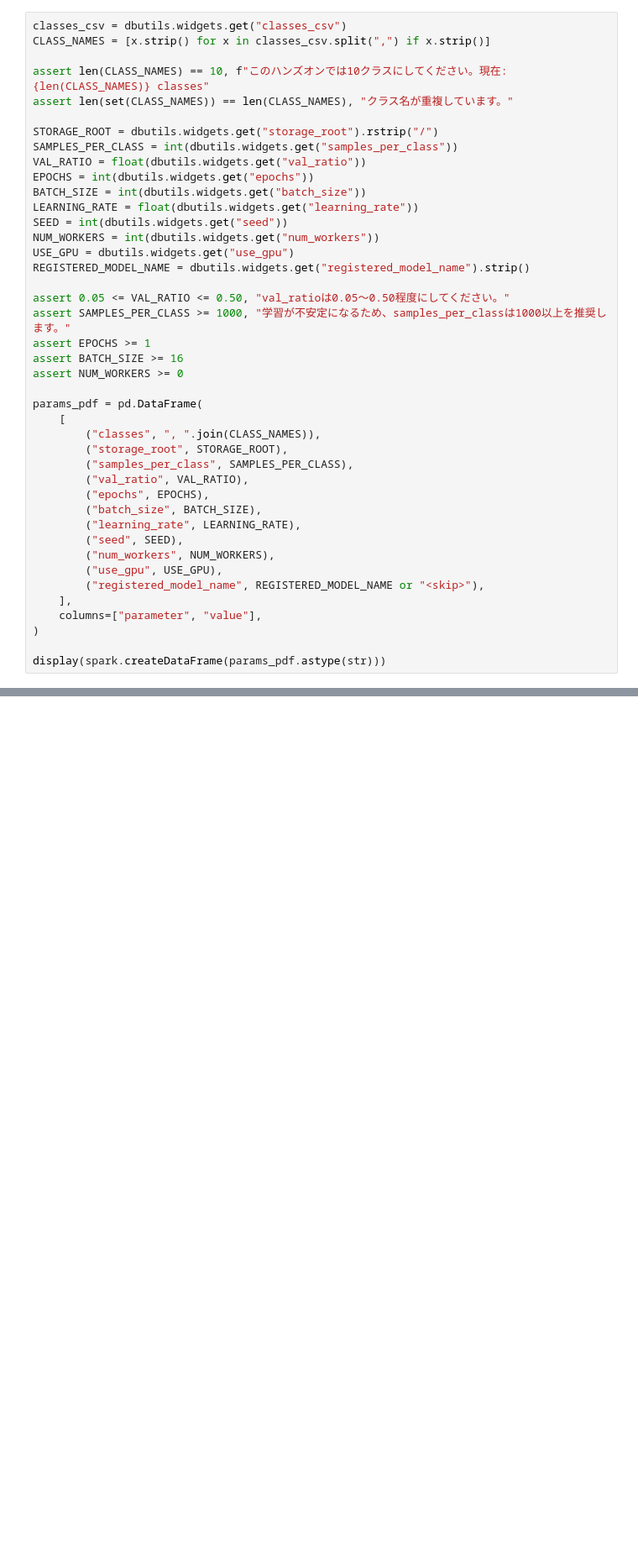
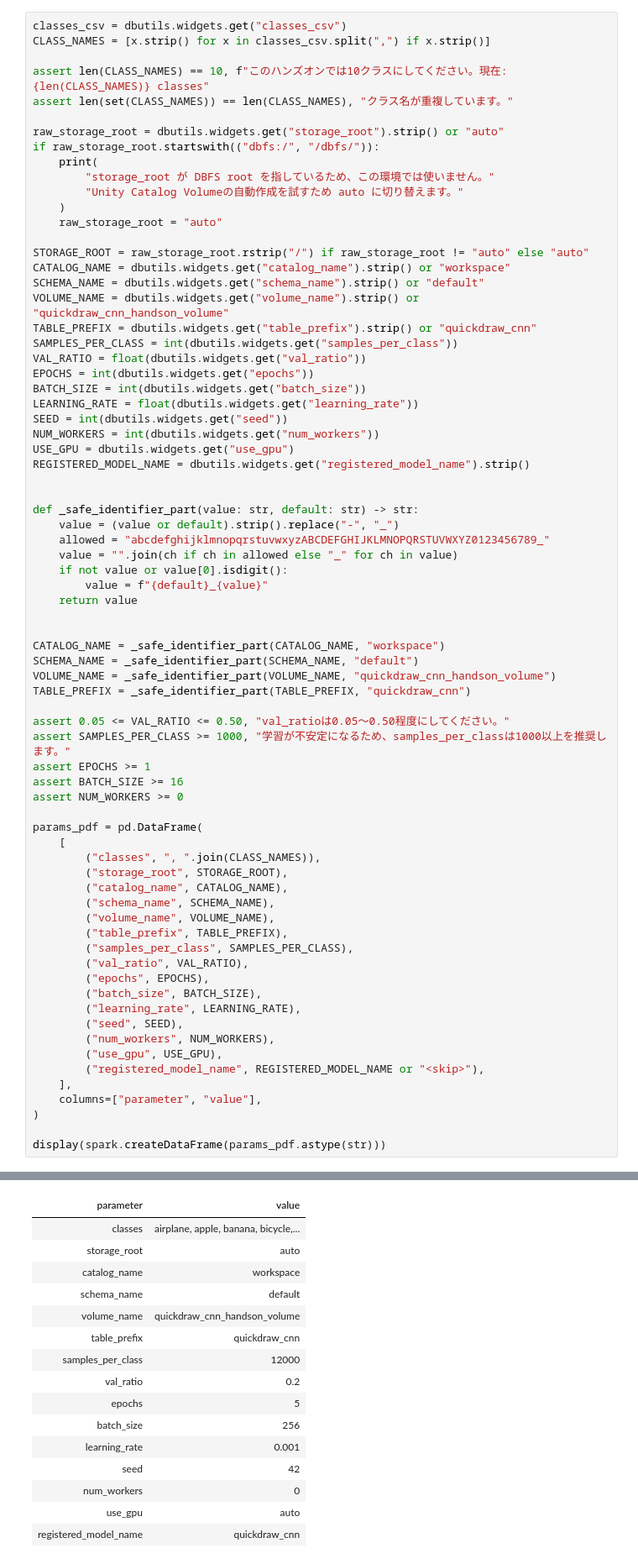
Before and after one commit to tsuji-tomonori/quickdraw_databricks_cnn_mlflow_handson, a Jupyter notebook: quickdraw_databricks_cnn_mlflow_handson.ipynb, the cells around one changed output, grey strips where cells are left out. Shown at 84% size. Saved outputs shown, nothing was run; the diff lists cells and outputs as text; blank space fills up the shorter version.

```diff
--- a/quickdraw_databricks_cnn_mlflow_handson.ipynb
+++ b/quickdraw_databricks_cnn_mlflow_handson.ipynb
@@ -113,7 +125,19 @@ CLASS_NAMES = [x.strip() for x in classes_csv.split(",") if x.strip()]
 assert len(CLASS_NAMES) == 10, f"このハンズオンでは10クラスにしてください。現在: {len(CLASS_NAMES)} classes"
 assert len(set(CLASS_NAMES)) == len(CLASS_NAMES), "クラス名が重複しています。"
 
-STORAGE_ROOT = dbutils.widgets.get("storage_root").rstrip("/")
+raw_storage_root = dbutils.widgets.get("storage_root").strip() or "auto"
+if raw_storage_root.startswith(("dbfs:/", "/dbfs/")):
+    print(
+        "storage_root が DBFS root を指しているため、この環境では使いません。"
+        "Unity Catalog Volumeの自動作成を試すため auto に切り替えます。"
+    )
+    raw_storage_root = "auto"
+
+STORAGE_ROOT = raw_storage_root.rstrip("/") if raw_storage_root != "auto" else "auto"
+CATALOG_NAME = dbutils.widgets.get("catalog_name").strip() or "workspace"
+SCHEMA_NAME = dbutils.widgets.get("schema_name").strip() or "default"
+VOLUME_NAME = dbutils.widgets.get("volume_name").strip() or "quickdraw_cnn_handson_volume"
+TABLE_PREFIX = dbutils.widgets.get("table_prefix").strip() or "quickdraw_cnn"
 SAMPLES_PER_CLASS = int(dbutils.widgets.get("samples_per_class"))
 VAL_RATIO = float(dbutils.widgets.get("val_ratio"))
 EPOCHS = int(dbutils.widgets.get("epochs"))
@@ -123,6 +147,21 @@ SEED = int(dbutils.widgets.get("seed"))
 NUM_WORKERS = int(dbutils.widgets.get("num_workers"))
 USE_GPU = dbutils.widgets.get("use_gpu")
 REGISTERED_MODEL_NAME = dbutils.widgets.get("registered_model_name").strip()
+
+
+def _safe_identifier_part(value: str, default: str) -> str:
+    value = (value or default).strip().replace("-", "_")
+    allowed = "abcdefghijklmnopqrstuvwxyzABCDEFGHIJKLMNOPQRSTUVWXYZ0123456789_"
+    value = "".join(ch if ch in allowed else "_" for ch in value)
+    if not value or value[0].isdigit():
+        value = f"{default}_{value}"
+    return value
+
+
+CATALOG_NAME = _safe_identifier_part(CATALOG_NAME, "workspace")
+SCHEMA_NAME = _safe_identifier_part(SCHEMA_NAME, "default")
+VOLUME_NAME = _safe_identifier_part(VOLUME_NAME, "quickdraw_cnn_handson_volume")
+TABLE_PREFIX = _safe_identifier_part(TABLE_PREFIX, "quickdraw_cnn")
 
 assert 0.05 <= VAL_RATIO <= 0.50, "val_ratioは0.05〜0.50程度にしてください。"
 assert SAMPLES_PER_CLASS >= 1000, "学習が不安定になるため、samples_per_classは1000以上を推奨します。"
@@ -134,6 +173,10 @@ params_pdf = pd.DataFrame(
     [
         ("classes", ", ".join(CLASS_NAMES)),
         ("storage_root", STORAGE_ROOT),
+        ("catalog_name", CATALOG_NAME),
+        ("schema_name", SCHEMA_NAME),
+        ("volume_name", VOLUME_NAME),
+        ("table_prefix", TABLE_PREFIX),
         ("samples_per_class", SAMPLES_PER_CLASS),
         ("val_ratio", VAL_RATIO),
         ("epochs", EPOCHS),
@@ -148,3 +191,4 @@ params_pdf = pd.DataFrame(
 )
 
 display(spark.createDataFrame(params_pdf.astype(str)))
+# %% [output]
@@ -151,3 +196,19 @@ display(spark.createDataFrame(params_pdf.astype(str)))
+| parameter | value |
+| classes | airplane, apple, banana, bicycle,... |
+| storage_root | auto |
+| catalog_name | workspace |
+| schema_name | default |
+| volume_name | quickdraw_cnn_handson_volume |
+| table_prefix | quickdraw_cnn |
+| samples_per_class | 12000 |
+| val_ratio | 0.2 |
+| epochs | 5 |
+| batch_size | 256 |
+| learning_rate | 0.001 |
+| seed | 42 |
+| num_workers | 0 |
+| use_gpu | auto |
+| registered_model_name | quickdraw_cnn |
 # %% [markdown]
 ## 4. 保存先とドライバローカルキャッシュを準備する
 
```
Also changed, not shown: parts of 18 cells of this notebook.
